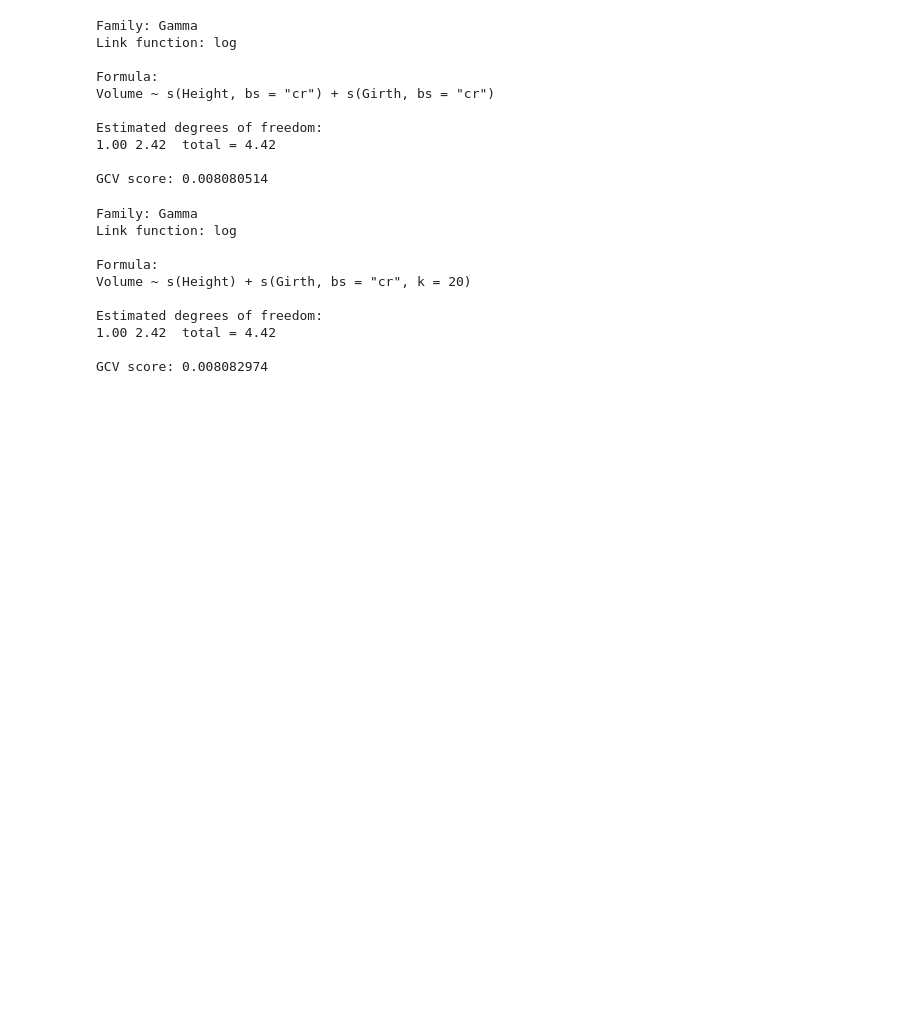
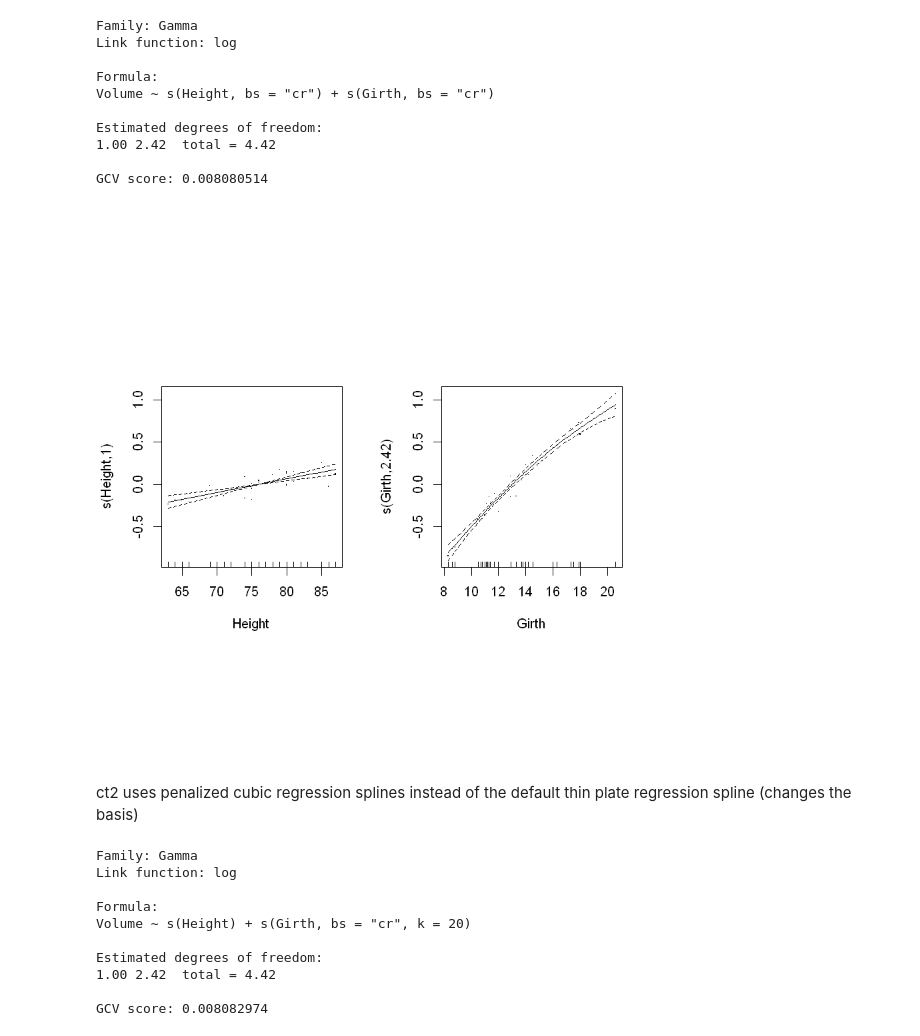
Before and after one commit to ginaliqili/appm6900, a Jupyter notebook: Chapter 4 Examples.ipynb, the cells around one changed output. Saved outputs shown, nothing was run; the diff lists cells and outputs as text; code cells hidden in the pictures; blank space fills up the shorter version.

```diff
--- a/Chapter 4 Examples.ipynb
+++ b/Chapter 4 Examples.ipynb
@@ -258,6 +260,13 @@ Estimated degrees of freedom:
 1.00 2.42  total = 4.42
 
 GCV score: 0.008080514
+# %%
+par(mfrow=c(1,2), pty="s")
+plot(ct2, residuals=TRUE)
+# %% [output]
+[figure, added]
+# %% [markdown]
+ct2 uses penalized cubic regression splines instead of the default thin plate regression spline (changes the basis)
 # %%
 ct3 <- gam(Volume ~ s(Height) + s(Girth, bs="cr", k=20), family=Gamma(link=log), data=trees)
 # %%
```
Also changed, not shown: parts of 27 cells of this notebook.
